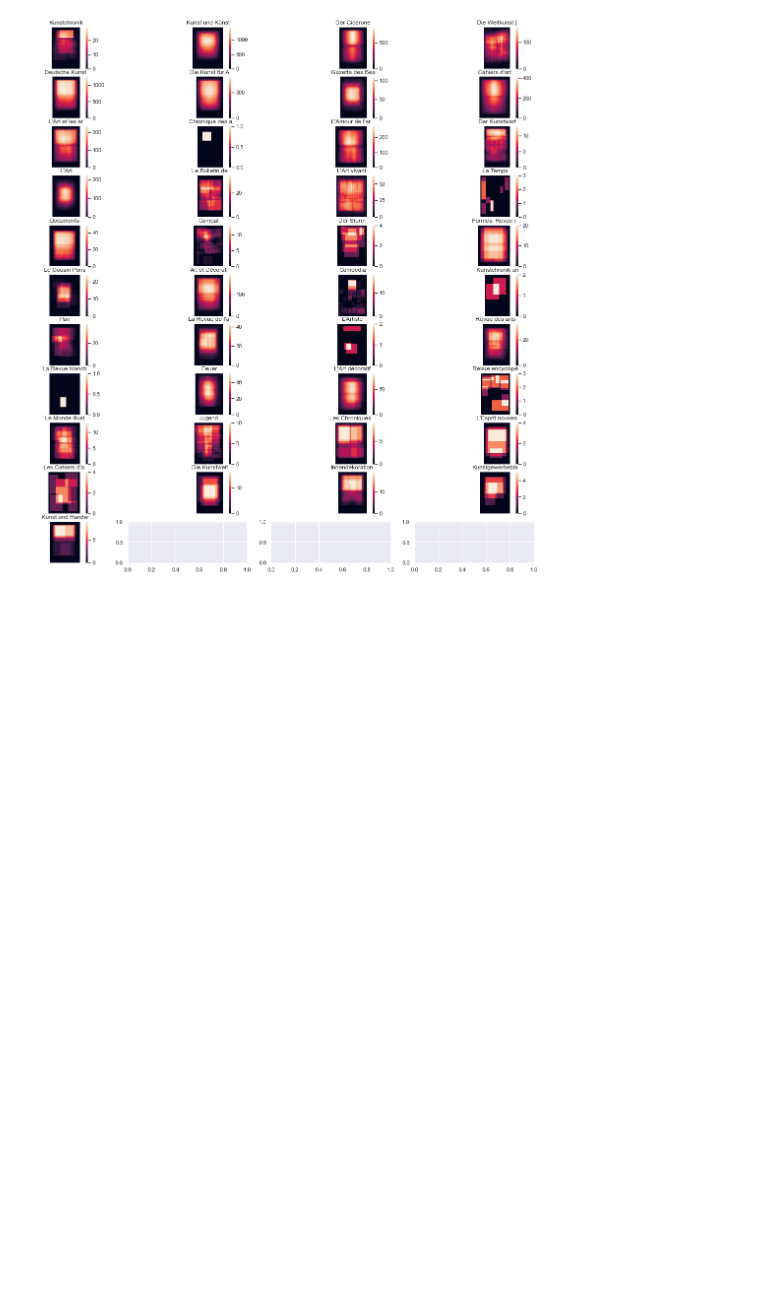
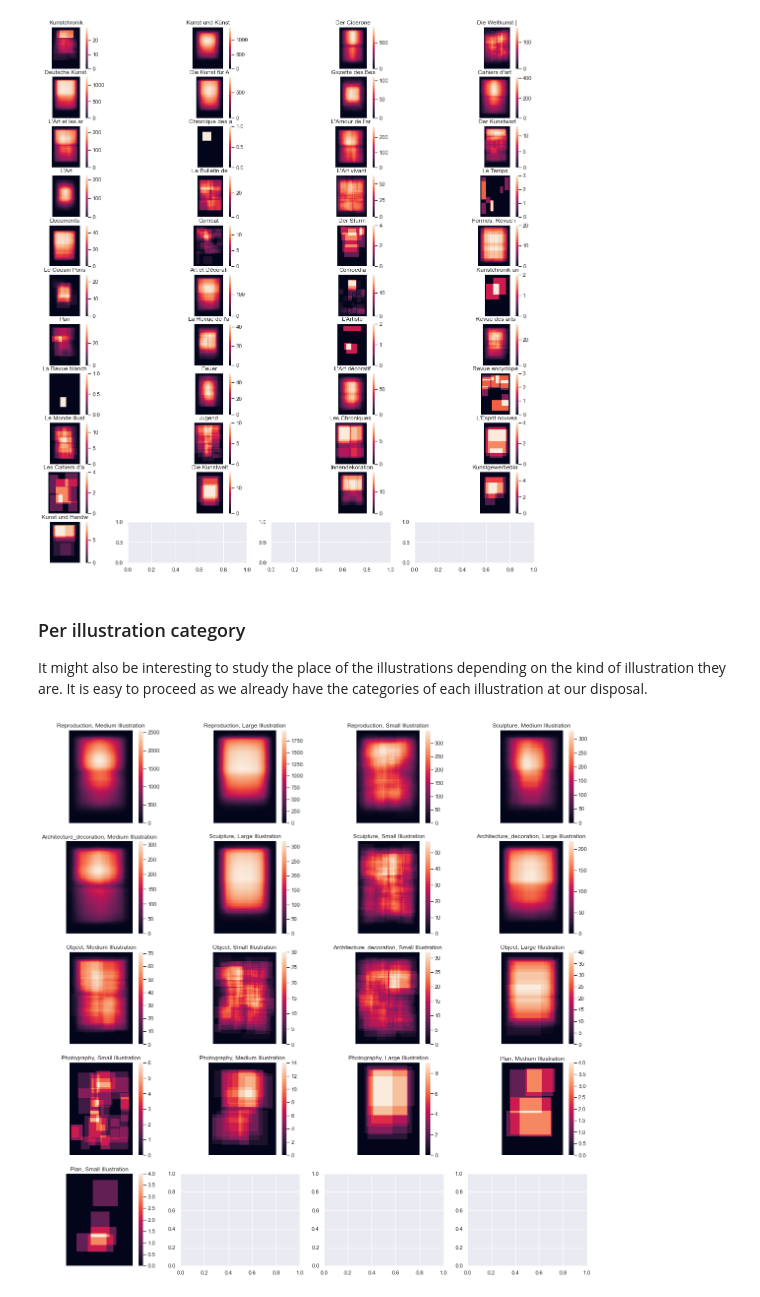
Before and after one commit to dfk-paris/DFKV-illustrations, a Jupyter notebook: 8_layout_study/a_layout_study.ipynb, the cells around one changed output. Saved outputs shown, nothing was run; the diff lists cells and outputs as text; code cells hidden in the pictures; blank space fills up the shorter version.

Commit message:
illustrations place by category

```diff
--- a/8_layout_study/a_layout_study.ipynb
+++ b/8_layout_study/a_layout_study.ipynb
@@ -119,0 +118,18 @@ for journal, ax in zip(j_illu_n_ids, axs.flatten()):
+# %% [markdown]
+### Per illustration category
+
+It might also be interesting to study the place of the illustrations depending on the kind of illustration they are. It is easy to proceed as we already have the categories of each illustration at our disposal.
+# %%
+# All the categories
+categories = list(df.groupby("keywords").count()["id"].sort_values(ascending=False).index)
+# %%
+# Plot heatmaps for every category
+fig, axs = plt.subplots(int(len(categories)/4) + 1, 4, sharex=False, sharey=False, figsize=(20,20))
+for cat, ax in zip(categories, axs.flatten()):
+    one_j_ids = list(df[df["keywords"] == cat]["id"])
+    one_j = {k: data[k] for k in data.keys() if k in one_j_ids}
+    median = aspcrat.loc[one_j.keys()].median(axis=0)["aspect ratio"]
+    sns.heatmap(heatmap_data(one_j, 100, int(median*100)), xticklabels=False, yticklabels=False, square=True, ax=ax)
+    ax.set_title(cat)
+# %% [output]
+[figure, added]
```
Also changed, not shown: parts of 1 cell of this notebook.
